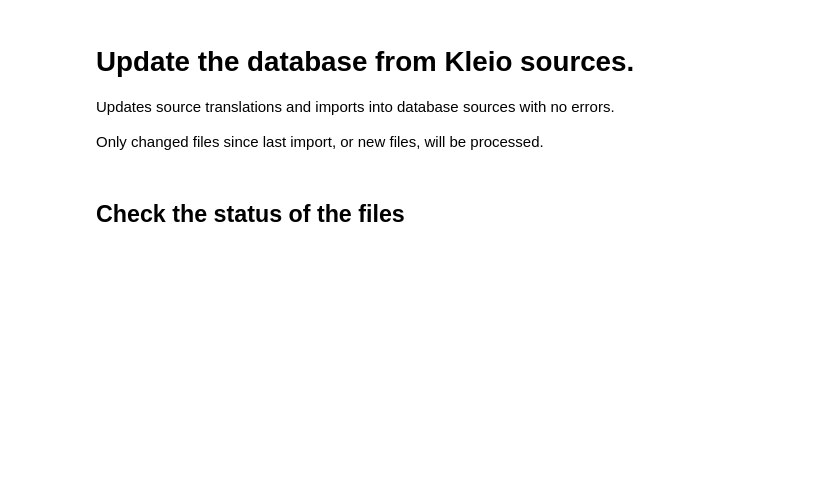
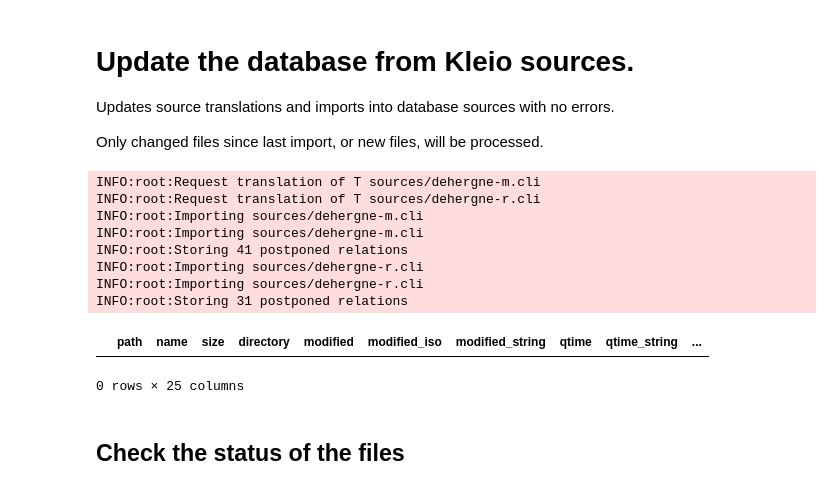
Before and after one commit to joaquimrcarvalho/dehergne-locations, a Jupyter notebook: notebooks/0-kleio-files.ipynb, the cells around one changed output. Saved outputs shown, nothing was run; the diff lists cells and outputs as text; code cells hidden in the pictures; blank space fills up the shorter version.

Commit message:
Improve error reporting after update

```diff
--- a/notebooks/0-kleio-files.ipynb
+++ b/notebooks/0-kleio-files.ipynb
@@ -106,8 +106,23 @@ Only changed files since last import, or new files, will be processed.
 # %%
 import logging
 logging.basicConfig(level=logging.INFO)
 
 tlnb.update_from_sources()
+# get the import status
+import_status = tlnb.get_import_status()
+# list those with import_error > 0 or error > 0
+import_status.query("import_errors > 0 or errors > 0")
+# %% [output]
+INFO:root:Request translation of T sources/dehergne-m.cli
+INFO:root:Request translation of T sources/dehergne-r.cli
+INFO:root:Importing sources/dehergne-m.cli
+INFO:root:Importing sources/dehergne-m.cli
+INFO:root:Storing 41 postponed relations
+INFO:root:Importing sources/dehergne-r.cli
+INFO:root:Importing sources/dehergne-r.cli
+INFO:root:Storing 31 postponed relations
+|  | path | name | size | directory | modified | modified_iso | modified_string | qtime | qtime_string | ... |
+0 rows × 25 columns
 # %% [markdown]
 ## Check the status of the files
 # %% [markdown]
```
Also changed, not shown: parts of 4 cells of this notebook.
